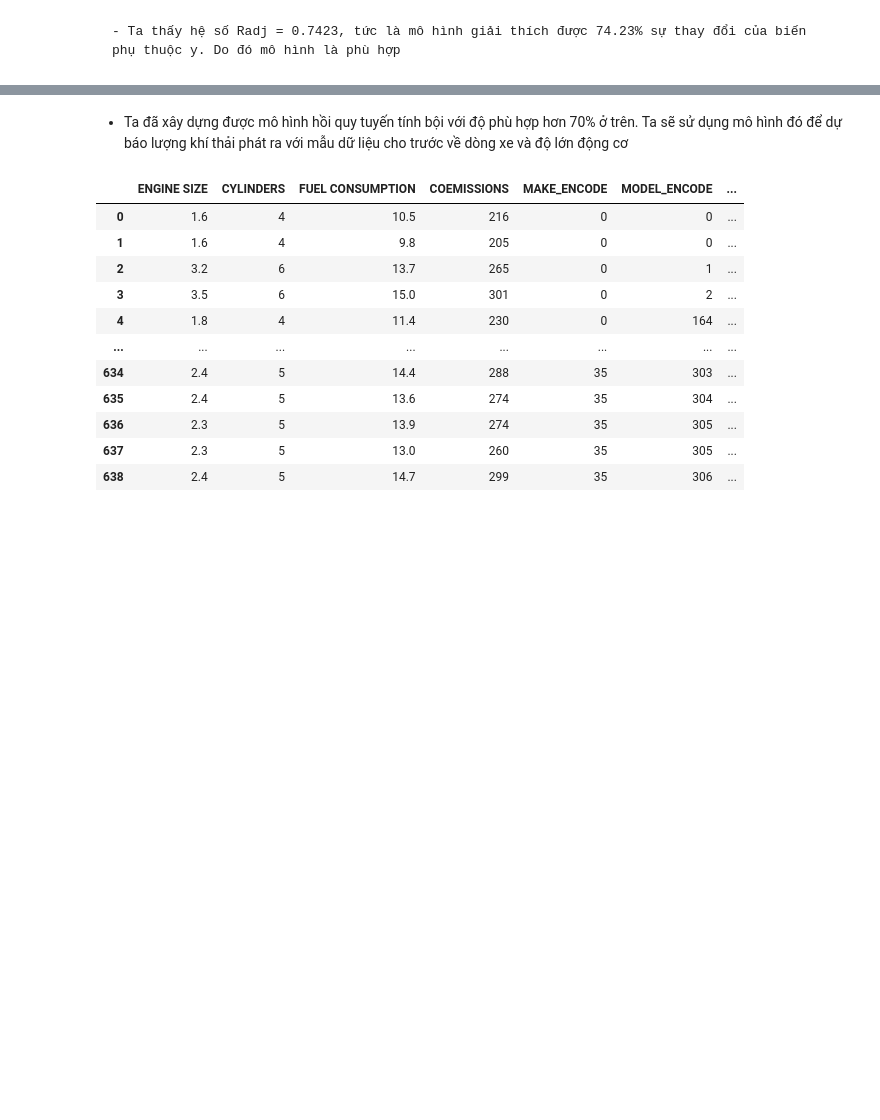
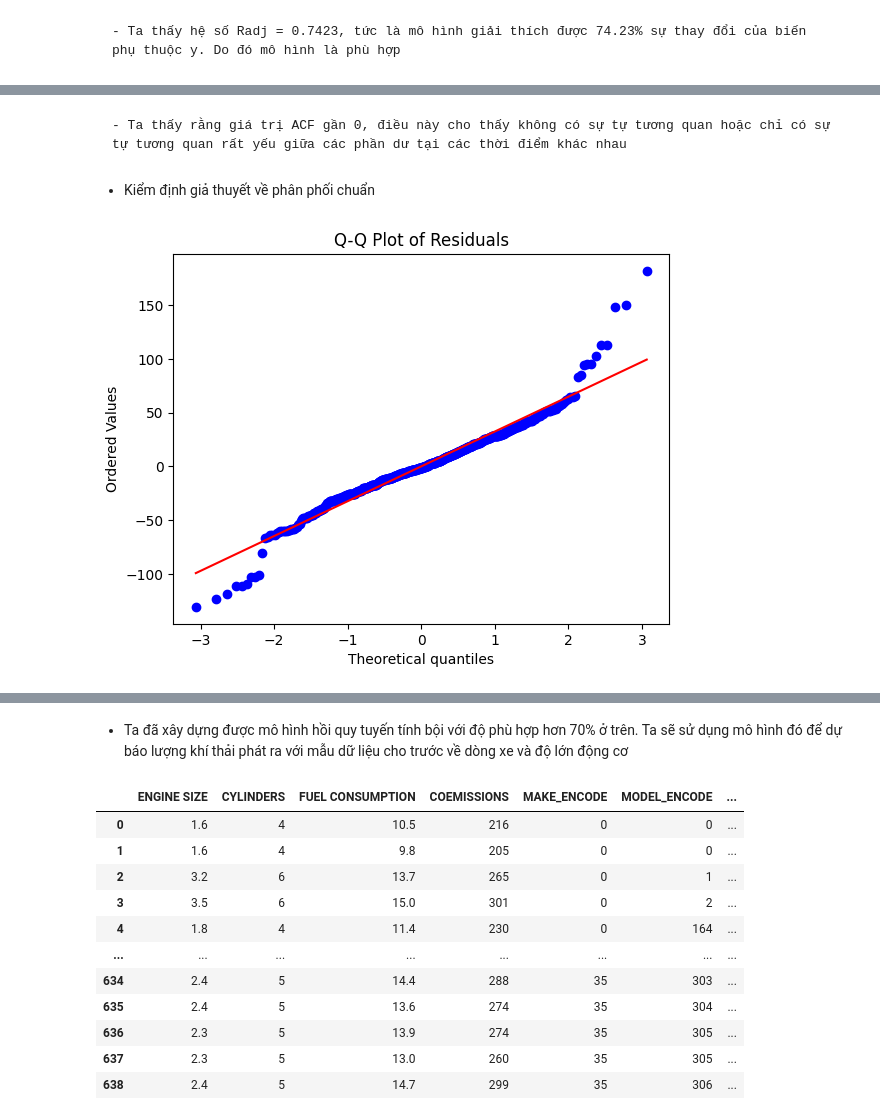
Before and after one commit to nigt1101/SLTK, a Jupyter notebook: Regression.ipynb, the cells around one changed output, grey strips where cells are left out. Drawn from its saved outputs; the diff is of its cells as text; code cells hidden in the pictures; blank space fills up the shorter version.

```diff
--- a/Regression.ipynb
+++ b/Regression.ipynb
@@ -765,0 +813,11 @@ np.float64(0.9503094057142847)
+# %% [markdown]
+    - Ta thấy rằng giá trị ACF gần 0, điều này cho thấy không có sự tự tương quan hoặc chỉ có sự tự tương quan rất yếu giữa các phần dư tại các thời điểm khác nhau
+# %% [markdown]
+- Kiểm định giả thuyết về phân phối chuẩn
+# %%
+fig, ax = plt.subplots()
+stats.probplot(ei_mul(x,y), dist="norm", plot=ax)
+ax.set_title("Q-Q Plot of Residuals")
+plt.show()
+# %% [output]
+[figure, added]
```
Also changed, not shown: parts of 24 cells of this notebook.
